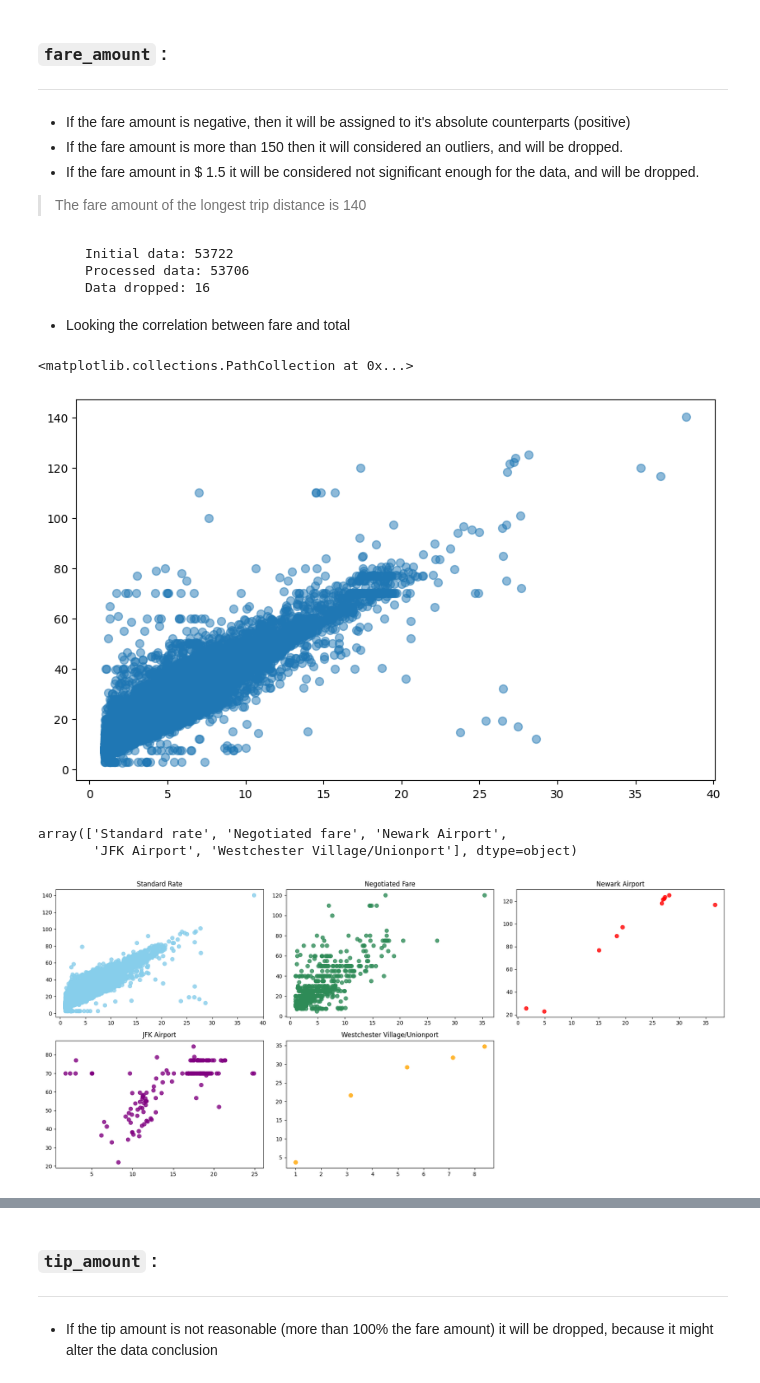
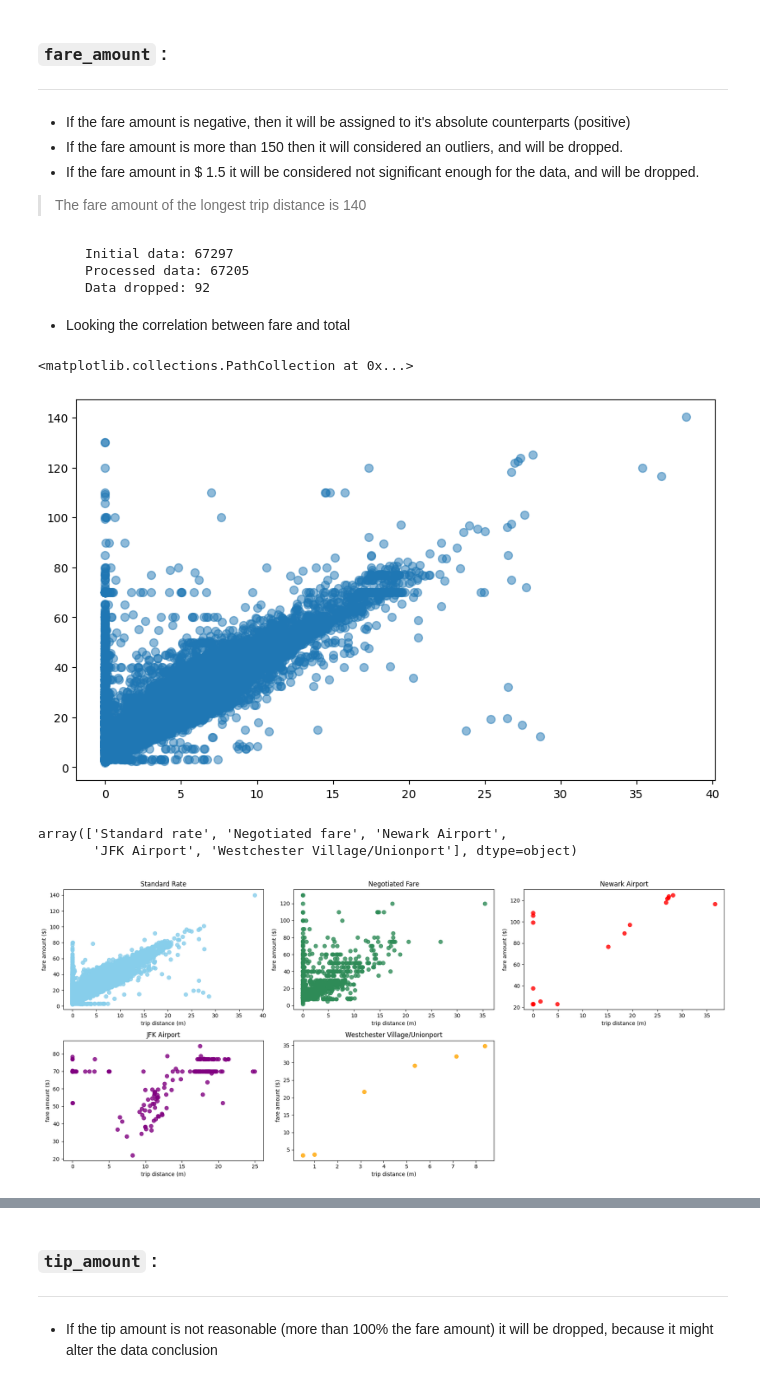
Before and after one commit to atthabrizi/NYC-TLC-Trip-Analysis, a Jupyter notebook: data_cleaning.ipynb, the cells around one changed output, grey strips where cells are left out. Cells and saved outputs as stored; diff of their text form; code cells hidden in the pictures.

```diff
--- a/data_cleaning.ipynb
+++ b/data_cleaning.ipynb
@@ -129,24 +130,3 @@ dtype('<M8[ns]')
 # %%
 daycolumn = df['lpep_pickup_datetime'].dt.day_name()
 df.insert(3,'day',daycolumn)
-# %%
-data = {
-    'VendorID': [2, 2, 2],
-    'RatecodeID': [1.0, 1.0, 1.0],
-    'PULocationID': [179, 75, 236],
-    'DOLocationID': [234, 74, 75],
-    'passenger_count': [1.0, 1.0, 1.0],
-    'trip_distance': [5.51, 1.28, 0.53],
-    'extra': [1.0, 0.0, 0.0],
-    'mta_tax': [0.5, 0.5, 0.5],
-    'tip_amount': [7.84, 0.00, 1.32],
-    'tolls_amount': [0.0, 0.0, 0.0],
-    'improvement_surcharge': [1.0, 1.0, 1.0],
-    'total_amount': [39.19, 12.20, 7.92],
-    'payment_type': [1.0, 2.0, 1.0],
-    'trip_type': [1.0, 1.0, 1.0],
-    'congestion_surcharge': [2.75, 0.00, 0.00]
-}
-
-for i in data.keys():
-    print('"'+i+'",')
@@ -269,12 +233,6 @@ df.rename(columns={'zone':'PUzone','borough':'PUborough'},inplace=True)
 # merging to extract the dropoff zone and borough
 df = df.merge(locID.set_index('LocationID'), left_on='DOLocationID', how='left', right_index=True)
 df.rename(columns={'zone':'DOzone','borough':'DOborough'},inplace=True)
-# %%
-df = df[['PUdate', 'DOdate', 'PUtime', 'DOtime', 'day', 'RatecodeID',
-     'PUzone', 'PUborough',
-    'DOzone', 'DOborough', 'duration_min',
-    'passenger_count', 'trip_distance', 'fare_amount', 'tip_amount',
-    'total_amount', 'payment_type', 'trip_type','congestion_surcharge']]
 # %% [markdown]
 > However, there are location IDs that are now NaN values, this is because initially there are datas that has the 264 and 265, which do not correspond to any valid location IDs within the `locID` database.
 # %%
@@ -328,4 +286,10 @@ array(['street hail', 'dispatch', nan], dtype=object)
 ##### **Decoded Datasets**
 
 ***
+# %%
+df = df[['PUdate', 'DOdate', 'PUtime', 'DOtime', 'day', 'RatecodeID',
+     'PUzone', 'PUborough',
+    'DOzone', 'DOborough', 'duration_min',
+    'passenger_count', 'trip_distance', 'fare_amount', 'tip_amount','congestion_surcharge',
+    'total_amount', 'payment_type', 'trip_type']]
 # %%
@@ -592,7 +549,7 @@ sns.boxplot(df['trip_distance'], orient='h')
 initial = df.copy()
 
 # converting the 0 to NaN and dropping them
-df['trip_distance'] = np.where((df['trip_distance']<1) | (df['trip_distance']>50) , np.nan, df['trip_distance'])
+df['trip_distance'] = np.where(df['trip_distance']>50 , np.nan, df['trip_distance'])
 df.dropna(subset=['trip_distance'], inplace=True)
 
 
@@ -641,9 +598,9 @@ print(f'''
       Processed data: {len(df)}
       Data dropped: {len(initial)-len(df)}''')
 # %% [output]
-      Initial data: 53722
-      Processed data: 53706
-      Data dropped: 16
+      Initial data: 67297
+      Processed data: 67205
+      Data dropped: 92
 # %% [markdown]
 - Looking the correlation between fare and total
 # %%
@@ -654,7 +611,7 @@ plt.figure(figsize=(10, 6))
 plt.scatter(y=df['fare_amount'],x=df['trip_distance'], alpha=0.5, s=50)
 # %% [output]
 <matplotlib.collections.PathCollection at 0x...>
-[figure, old version]
+[figure, new version]
 # %%
 df.RatecodeID.unique()[0:5]
 # %% [output]
@@ -663,22 +620,24 @@ array(['Standard rate', 'Negotiated fare', 'Newark Airport',
 # %%
 fig, ax = plt.subplots(2, 3, figsize=(18, 8))
 
 conditions = [("RatecodeID == 'Standard rate'", 'skyblue'),
     ("RatecodeID == 'Negotiated fare'", 'seagreen'),
     ("RatecodeID == 'Newark Airport'", 'red'),
     ("RatecodeID == 'JFK Airport'", 'purple'),
     ("RatecodeID == 'Westchester Village/Unionport'", 'orange')]
 titles = ['Standard Rate', 'Negotiated Fare', 'Newark Airport', 'JFK Airport','Westchester Village/Unionport']
 
 for i, (condition, color) in enumerate(conditions):
     subplot = ax[i // 3, i % 3]
     data = df.query(condition)
     subplot.scatter(x=data['trip_distance'], y=data['fare_amount'], alpha=0.8, s=50, c=color)
+    subplot.set_xlabel('trip distance (m)')
+    subplot.set_ylabel('fare amount ($)')
     subplot.set_title(titles[i])
 
 fig.delaxes(ax[1, 2])
 plt.tight_layout()
 
 plt.show()
 # %% [output]
-[figure, old version]
+[figure, new version]
```
Also changed, not shown: parts of 33 cells of this notebook, 7 other files.
